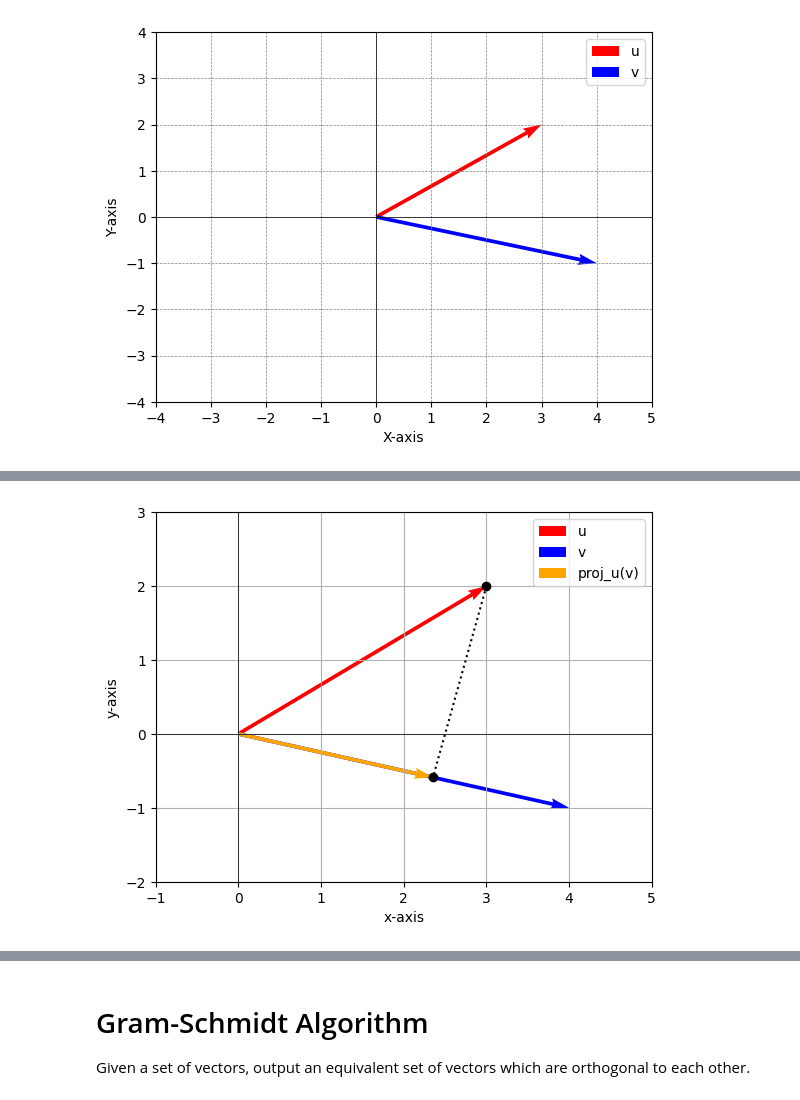
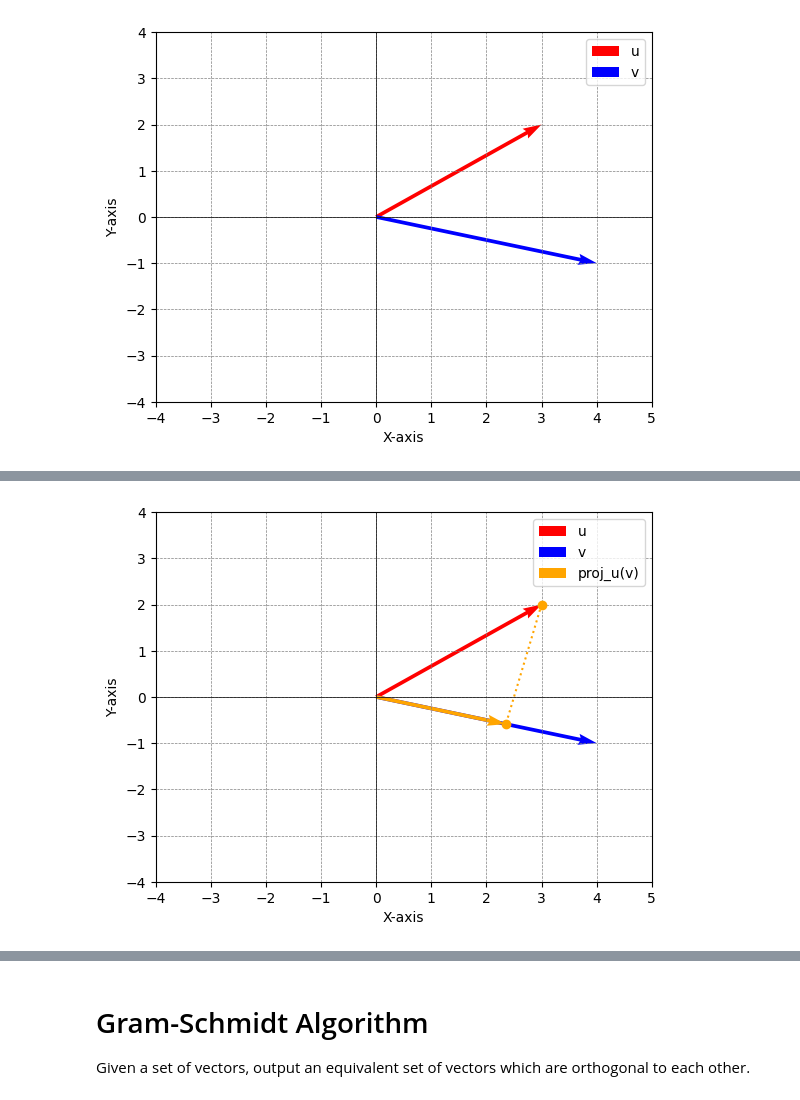
Before and after one commit to AshnahKhalidKhan/Quantum-FYP-Code, a Jupyter notebook: qgs_Tutorial_GM.ipynb, the cells around one changed output, grey strips where cells are left out. Cells and saved outputs as stored; diff of their text form; code cells hidden in the pictures.

```diff
--- a/qgs_Tutorial_GM.ipynb
+++ b/qgs_Tutorial_GM.ipynb
@@ -1022,23 +1058,26 @@ The projection of a vector is defined as the 'shadow' of one vector over another
 # %%
 u = np.array([3, 2])
 v = np.array([4, -1])
 projection = (np.dot(u, v) / np.linalg.norm(v) ** 2) * v
 
 plt.figure()
-plt.quiver(0, 0, u[0], u[1], angles='xy', scale_units='xy', scale=1, color='r', label='u')
-plt.quiver(0, 0, v[0], v[1], angles='xy', scale_units='xy', scale=1, color='b', label='v')
-plt.quiver(0, 0, projection[0], projection[1], angles='xy', scale_units='xy', scale=1, color='orange', label='proj_u(v)')
-plt.plot([u[0], projection[0]], [u[1], projection[1]], linestyle='dotted', marker='o', color='black')
+plt.quiver(0, 0, u[0], u[1], angles = 'xy', scale_units = 'xy', scale=1, color = 'r', label = 'u')
+plt.quiver(0, 0, v[0], v[1], angles = 'xy', scale_units = 'xy', scale=1, color = 'b', label = 'v')
+plt.quiver(0, 0, projection[0], projection[1], angles = 'xy', scale_units = 'xy', scale=1, color = 'orange', label = 'proj_u(v)')
+plt.plot([u[0], projection[0]], [u[1], projection[1]], linestyle = 'dotted', marker = 'o', color = 'orange')
 
-plt.xlim(-1, 5)
-plt.ylim(-2, 3)
-plt.xlabel('x-axis')
-plt.ylabel('y-axis')
-plt.axhline(0, color='black',linewidth=0.5)
-plt.axvline(0, color='black',linewidth=0.5)
-plt.grid()
+plt.xlim(-4, 5)
+plt.ylim(-4, 4)
+# plt.xlim(-1, 5)
+# plt.ylim(-3, 5)
+
+plt.xlabel('X-axis')
+plt.ylabel('Y-axis')
+plt.axhline(0, color = 'black',linewidth=0.5)
+plt.axvline(0, color = 'black',linewidth=0.5)
+plt.grid(color = 'gray', linestyle = '--', linewidth = 0.5)
 plt.legend()
 
 plt.show()
 # %% [output]
-[figure, old version]
+[figure, new version]
```
Also changed, not shown: parts of 9 cells of this notebook.
